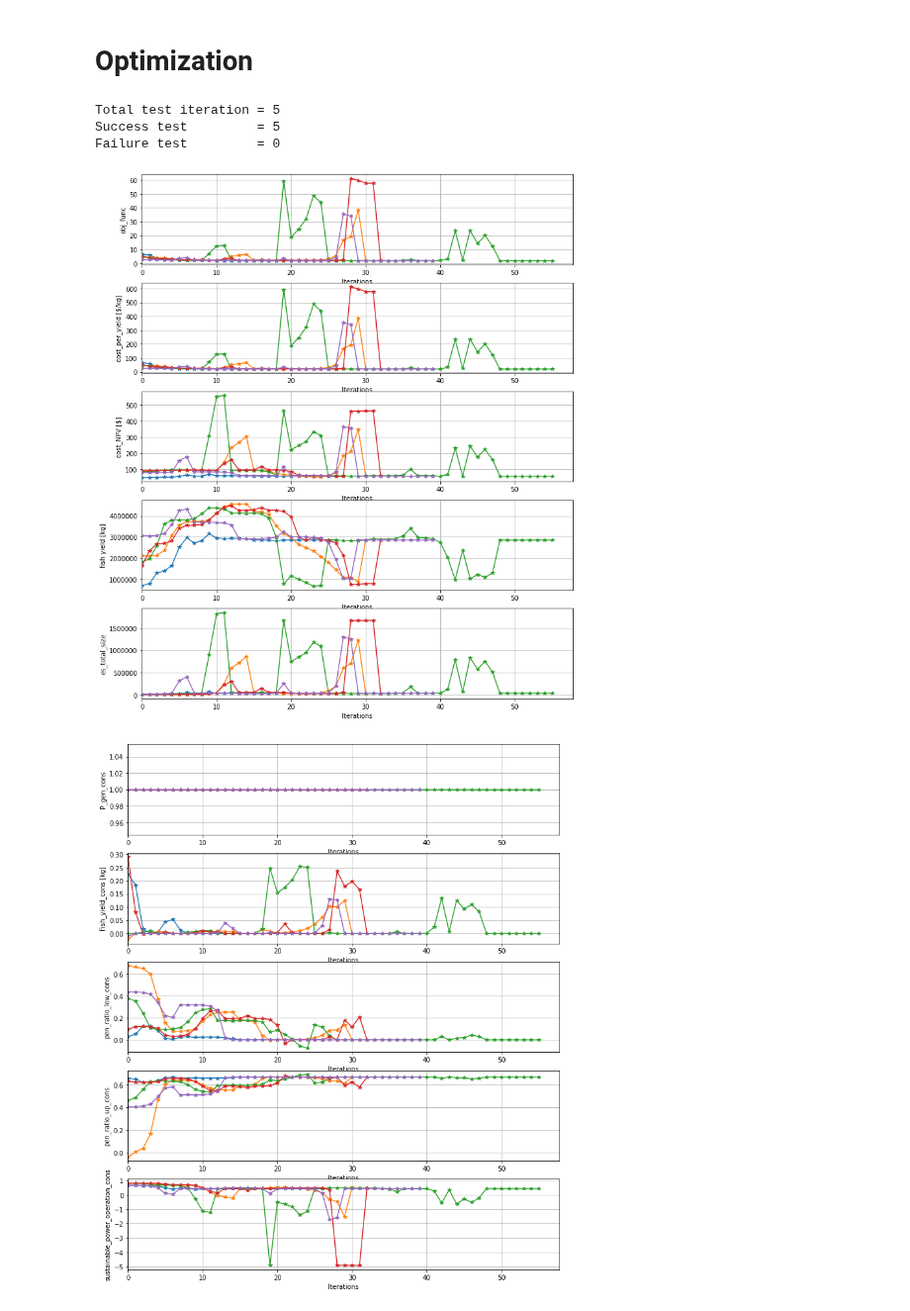
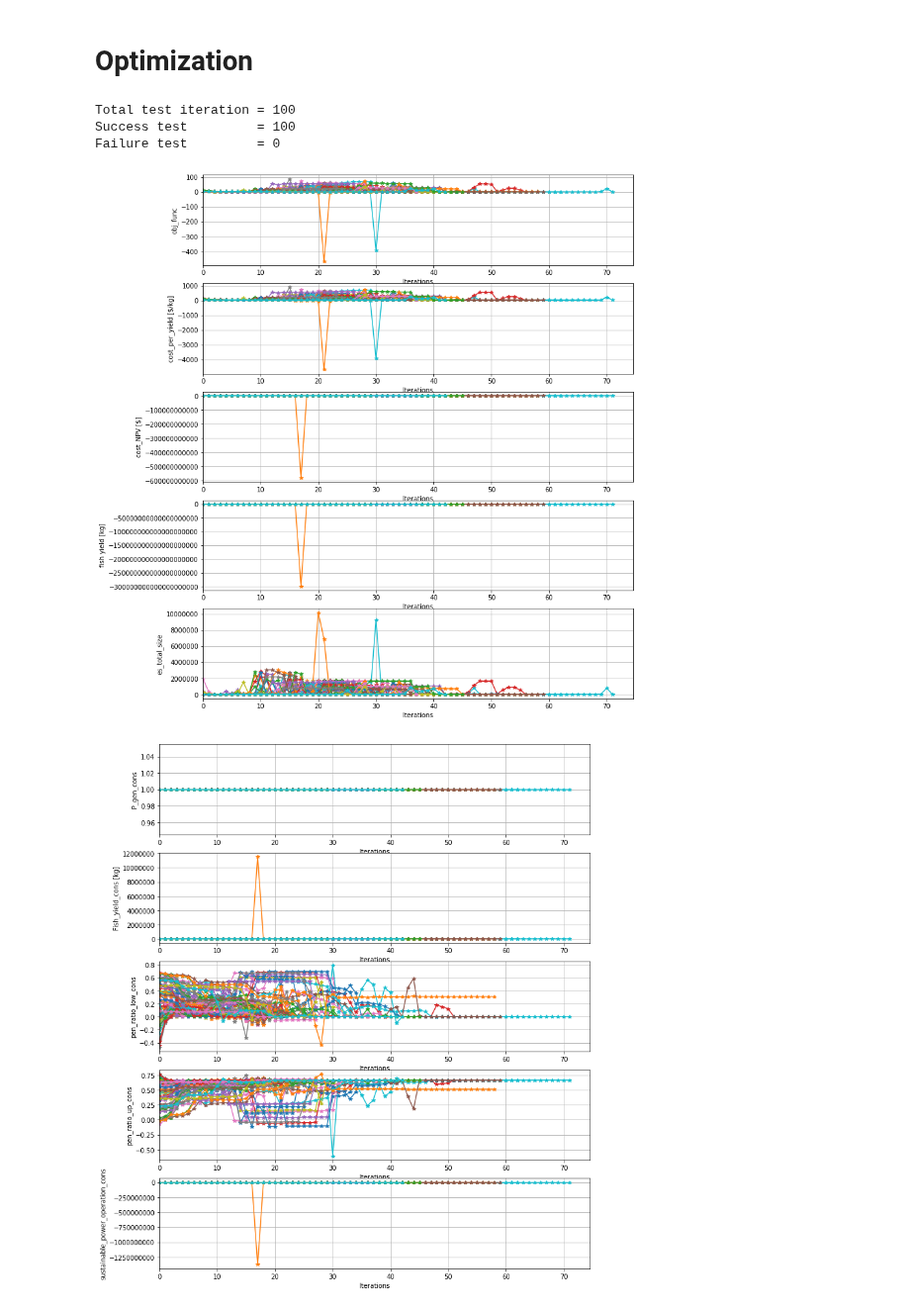
Before and after one commit to symbiotic-engineering/Aquaculture, a Jupyter notebook: run_sim_wecpen_random_init.ipynb, the cells around one changed output. Shown at 99% size. Cells and saved outputs as stored; diff of their text form; code cells hidden in the pictures.

Commit message:
results for 100 random tests

```diff
--- a/run_sim_wecpen_random_init.ipynb
+++ b/run_sim_wecpen_random_init.ipynb
@@ -14,7 +14,7 @@ import time
 # from matplotlib.ticker import FormatStrFormatter
 # from math import pi
 
-test_iter = 5
+test_iter = 100
 
 # fill default parameters
 all_vars = ['x_wec','x_type_wec','x_pen','p_pen','x_env','p_env','p_wec','p_fish_salmon','pos_env', 'gis_handler', 'p_vessel', 'x_disc_pen', 'p_es', 'p_diesel', 'p_pen_power', 'p_feedbarge']
@@ -121,34 +121,34 @@ print('Failure test         =', failed_test_no)
 for failed_i in range(failed_test_no):
     print('   ',failed_i, ') failed with:',failed_test_history[failed_i])
 
 
 for i in range(obj_terms_no):
     ax[i].set(xlabel='Iterations', ylabel=obj_term_label[i])
     ax[i].grid(True)
     ax[i].set_xlim(0, None)
     ax[i].ticklabel_format(useOffset=False, style='plain', axis='y')
 for i in range(cons_no):
     ax_cons[i].set(xlabel='Iterations', ylabel=cons_title[i])
     ax_cons[i].grid(True)
     ax_cons[i].set_xlim(0, None)
     ax_cons[i].ticklabel_format(useOffset=False, style='plain', axis='y')
 for i in range(len(x.list)):
     ax_x[i].set(xlabel='Iterations', ylabel=x.list[i])
     ax_x[i].grid(True)
     ax_x[i].set_xlim(0, None)
     #ax_x[i].set_ylim(5, 85)
     ax_x[i].ticklabel_format(useOffset=False, style='plain', axis='y')
 plt.show()
 
 df = pd.DataFrame (data_history)
 df = df.set_axis(['success', 'Obj', 'capture_width', 'pen_diameter', 'pen_height', 'stock_density','P_gen_cons','fish_yield_cons_ineq', 'pen_ratio_low_cons', 'pen_ratio_up_cons', 'sustainable_power_operation_cons'], axis=1)
 #save data to xlsx format
 timestr = time.strftime("%Y%m%d_%H%M%S")
 filepath = 'results/design_var_raninit_' + timestr + '.xlsx'
 df.to_excel(filepath, index=False)
 # %% [output]
-Total test iteration = 5
-Success test         = 5
+Total test iteration = 100
+Success test         = 100
 Failure test         = 0
-[figure, old version]
+[figure, new version]
-[figure, old version]
+[figure, new version]
```
Also changed, not shown: parts of 2 cells of this notebook, 1 other file.
